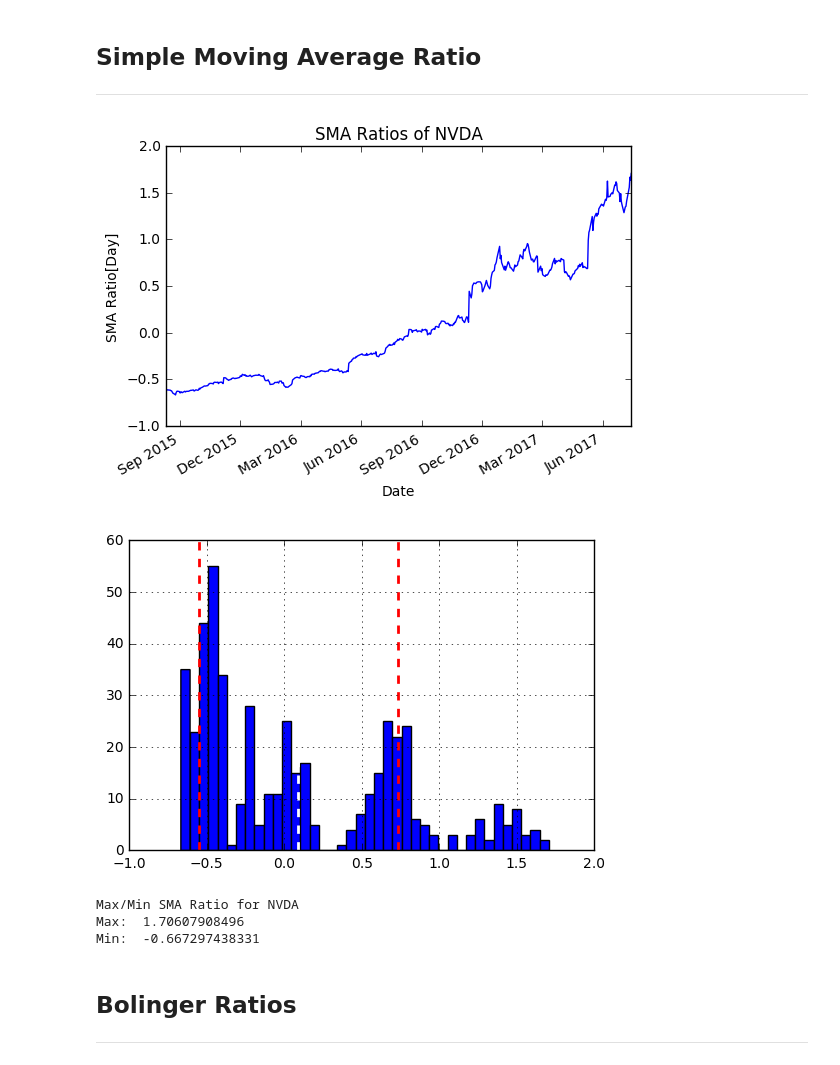
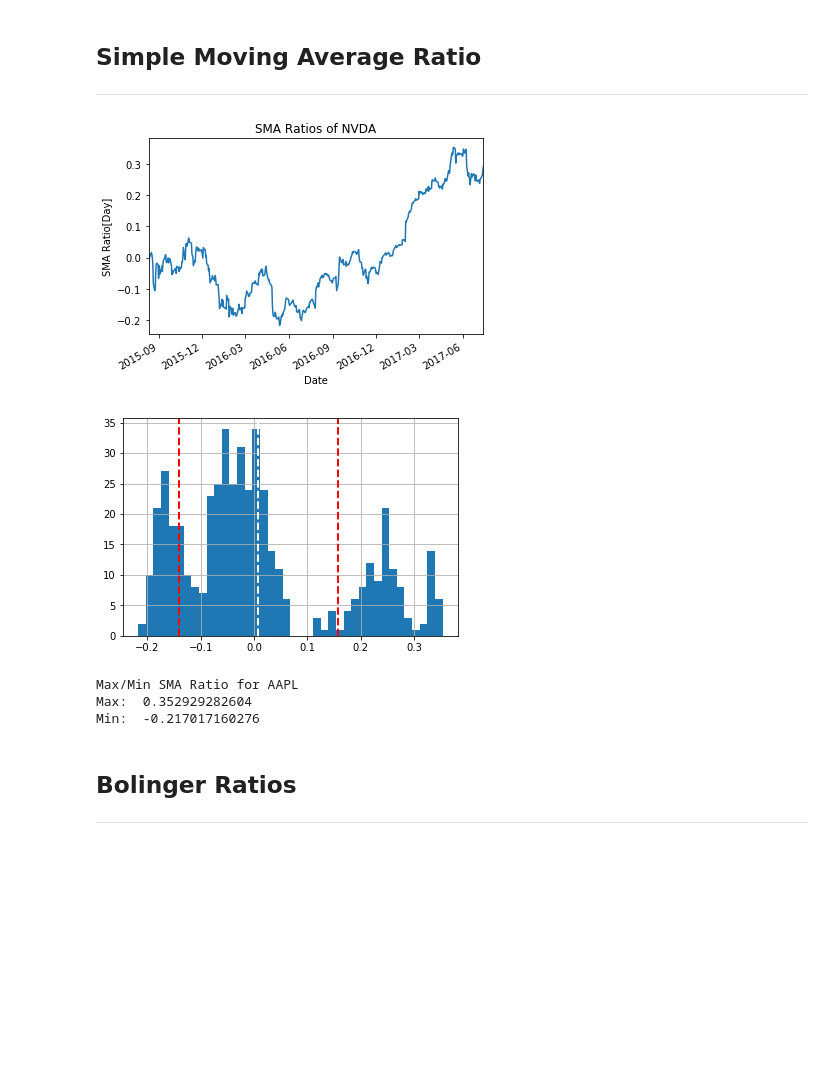
Before and after one commit to mbozelka/Machine-Learning-Capstone, a Jupyter notebook: project/data-exploration/Data Exploration.ipynb, the cells around one changed output. Cells and saved outputs as stored; diff of their text form; code cells hidden in the pictures; blank space fills up the shorter version.

```diff
--- a/project/data-exploration/Data Exploration.ipynb
+++ b/project/data-exploration/Data Exploration.ipynb
@@ -162,9 +167,12 @@ class RegressionLearner:
 # use two years of dates for data exploration
 dates = pd.date_range('2015-07-14', '2017-07-14')
 
+ticker = 'AAPL'
+
 # These will be the tickers we will be working with to build our model
 # SPY is added as a benchmark model.
-tickers = ['NVDA']
+tickers = [ticker]
+
 
 df_explore = fetch_data(tickers, dates)
 print df_explore.head(n=5)
@@ -268,20 +276,20 @@ Min: -0.182695127084
 ## Simple Moving Average Ratio
 ---
 # %%
-sma_ratios = get_sma_ratio(df_explore['NVDA'])
+sma_ratios = get_sma_ratio(df_explore[ticker])
 
 plot_data(sma_ratios, title='SMA Ratios of NVDA', xlabel='Date', ylabel='SMA Ratio[Day]')
-plot_hist_with_stats(sma_ratios, bins=40, title='NVDA')
+plot_hist_with_stats(sma_ratios, bins=40, title=ticker)
 
-print 'Max/Min SMA Ratio for NVDA'
+print 'Max/Min SMA Ratio for ' + ticker
 print 'Max: ', sma_ratios.max()
 print 'Min: ', sma_ratios.min()
 # %% [output]
-[figure, old version]
+[figure, new version]
-[figure, old version]
+[figure, new version]
-Max/Min SMA Ratio for NVDA
-Max:  1.70607908496
-Min:  -0.667297438331
+Max/Min SMA Ratio for AAPL
+Max:  0.352929282604
+Min:  -0.217017160276
 # %% [markdown]
 ## Bolinger Ratios
 ---
```
Also changed, not shown: parts of 17 cells of this notebook.
